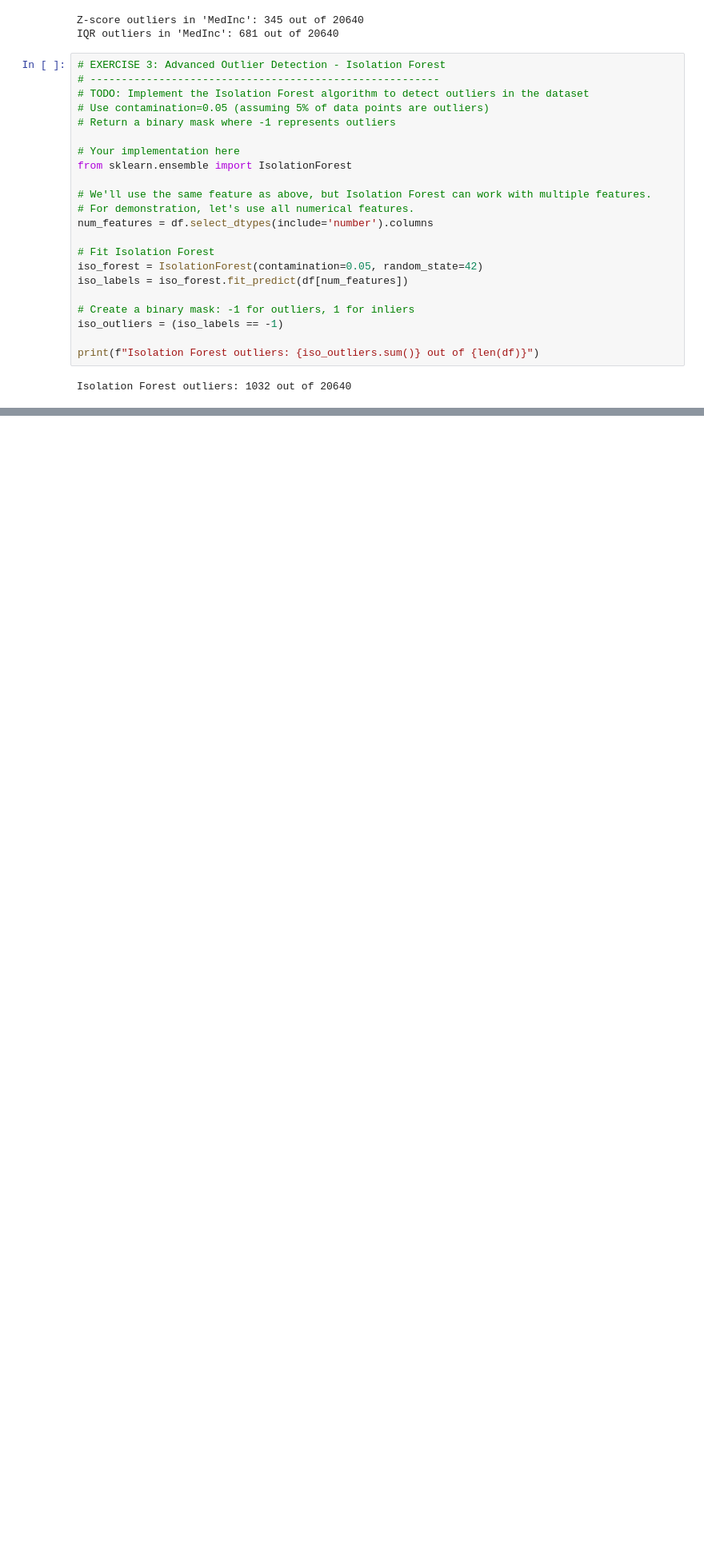
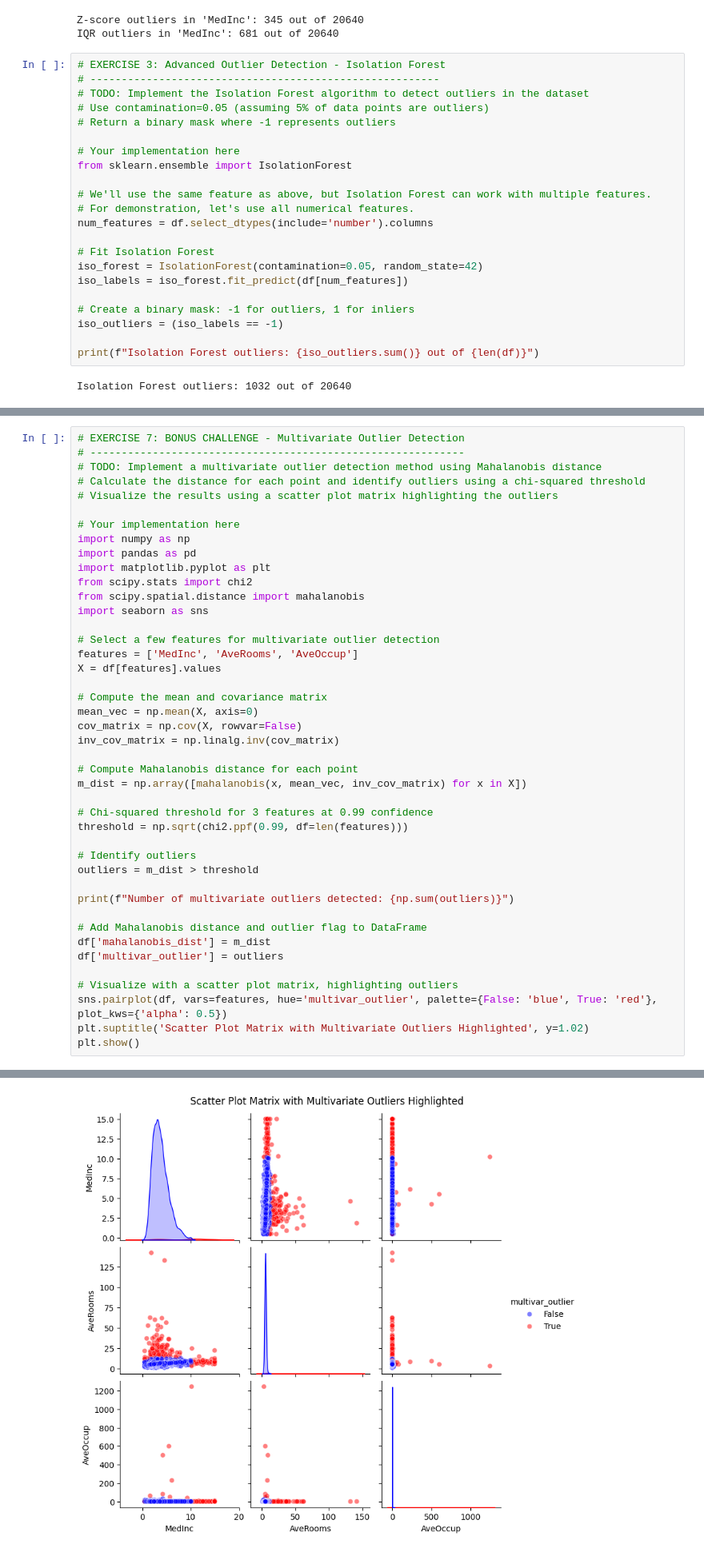
Before and after one commit to neemydev/ai_bootcamp, a Jupyter notebook: weeks/week_3/Week 3 - Day 4 (1).ipynb, the cells around one changed output, grey strips where cells are left out. Shown at 80% size. Cells and saved outputs as stored; diff of their text form; blank space fills up the shorter version.

```diff
--- a/weeks/week_3/Week 3 - Day 4 (1).ipynb
+++ b/weeks/week_3/Week 3 - Day 4 (1).ipynb
@@ -726,0 +800,44 @@ The Boston housing prices dataset has an ethical problem: as
+# %%
+# EXERCISE 7: BONUS CHALLENGE - Multivariate Outlier Detection
+# ------------------------------------------------------------
+# TODO: Implement a multivariate outlier detection method using Mahalanobis distance
+# Calculate the distance for each point and identify outliers using a chi-squared threshold
+# Visualize the results using a scatter plot matrix highlighting the outliers
+
+# Your implementation here
+import numpy as np
+import pandas as pd
+import matplotlib.pyplot as plt
+from scipy.stats import chi2
+from scipy.spatial.distance import mahalanobis
+import seaborn as sns
+
+# Select a few features for multivariate outlier detection
+features = ['MedInc', 'AveRooms', 'AveOccup']
+X = df[features].values
+
+# Compute the mean and covariance matrix
+mean_vec = np.mean(X, axis=0)
+cov_matrix = np.cov(X, rowvar=False)
+inv_cov_matrix = np.linalg.inv(cov_matrix)
+
+# Compute Mahalanobis distance for each point
+m_dist = np.array([mahalanobis(x, mean_vec, inv_cov_matrix) for x in X])
+
+# Chi-squared threshold for 3 features at 0.99 confidence
+threshold = np.sqrt(chi2.ppf(0.99, df=len(features)))
+
+# Identify outliers
+outliers = m_dist > threshold
+
+print(f"Number of multivariate outliers detected: {np.sum(outliers)}")
+
+# Add Mahalanobis distance and outlier flag to DataFrame
+df['mahalanobis_dist'] = m_dist
+df['multivar_outlier'] = outliers
+
+# Visualize with a scatter plot matrix, highlighting outliers
+sns.pairplot(df, vars=features, hue='multivar_outlier', palette={False: 'blue', True: 'red'}, plot_kws={'alpha': 0.5})
+plt.suptitle('Scatter Plot Matrix with Multivariate Outliers Highlighted', y=1.02)
+plt.show()
+# %% [output]
@@ -726,0 +845 @@ The Boston housing prices dataset has an ethical problem: as
+[figure, added]
```
Also changed, not shown: parts of 7 cells of this notebook.
